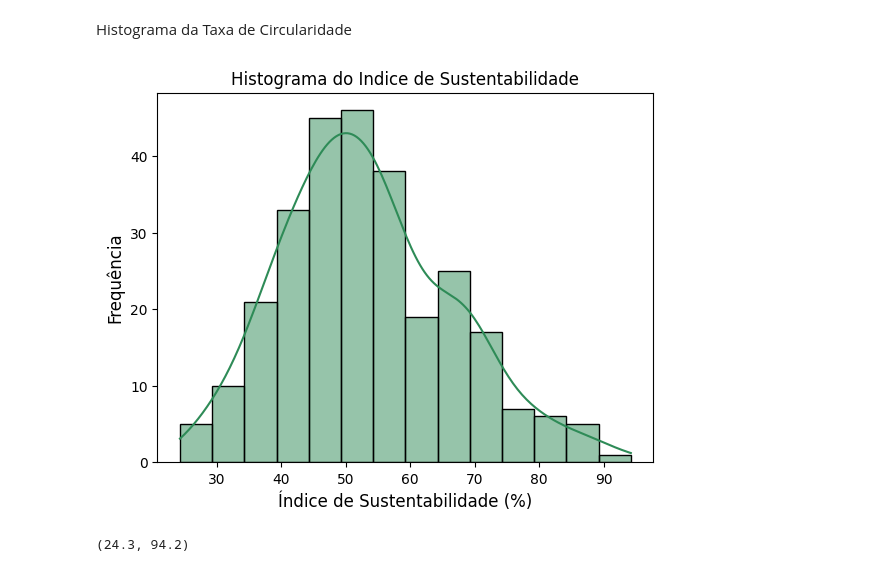
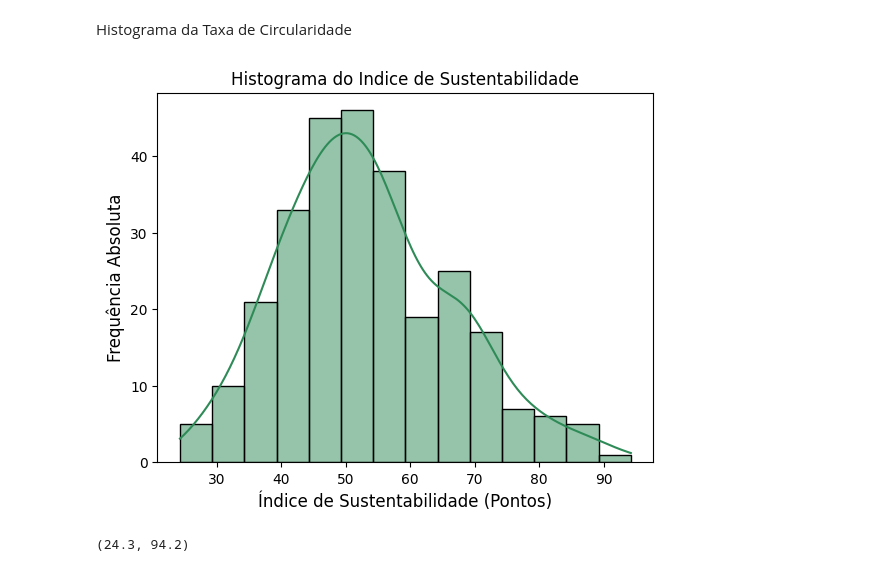
Before and after one commit to MtBalbine/PROJETO-1---ESTATISTICA-E-ANALISE-DE-DADOS, a Jupyter notebook: VarQuantitativaSus.ipynb, the cells around one changed output. Saved outputs shown, nothing was run; the diff lists cells and outputs as text; code cells hidden in the pictures.

```diff
--- a/VarQuantitativaSus.ipynb
+++ b/VarQuantitativaSus.ipynb
@@ -135,12 +135,12 @@ print('     *Limites superiores do intervalo de classes não incluídos')
 Histograma da Taxa de Circularidade
 # %%
 sns.histplot(data=df,x="Indice_Sustentabilidade",kde=True, color="#2E8B57")
-plt.ylabel("Frequência",size=12)
-plt.xlabel("Índice de Sustentabilidade (%)",size=12)
+plt.ylabel("Frequência Absoluta",size=12)
+plt.xlabel("Índice de Sustentabilidade (Pontos)",size=12)
 plt.title('Histograma do Indice de Sustentabilidade') # Adiciona o título aqu
 plt.show()
 # %% [output]
-[figure, old version]
+[figure, new version]
 # %%
 valormin=min(df.Indice_Sustentabilidade)
 valormax=max(df.Indice_Sustentabilidade)
```
Also changed, not shown: parts of 1 cell of this notebook.
